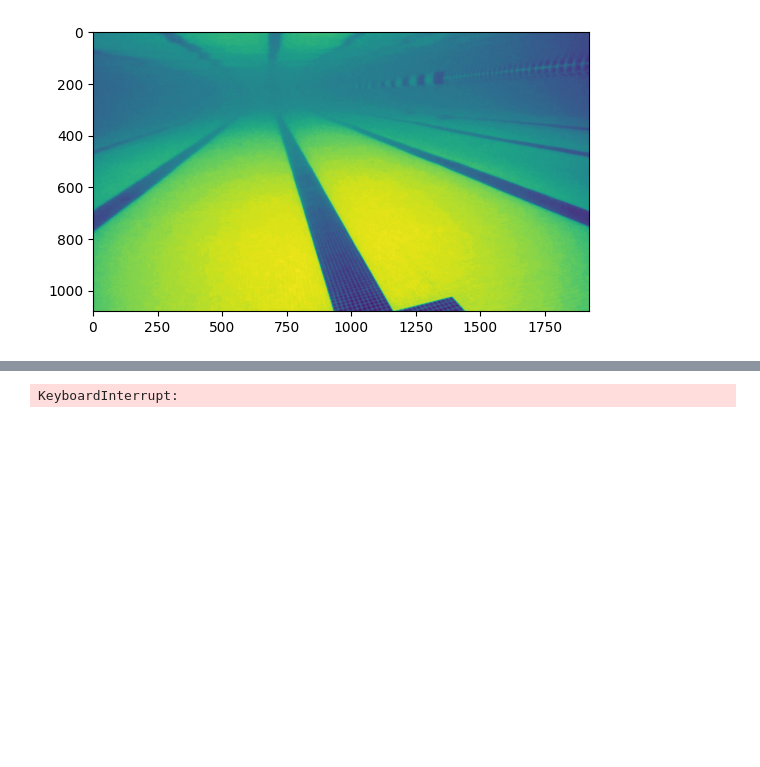
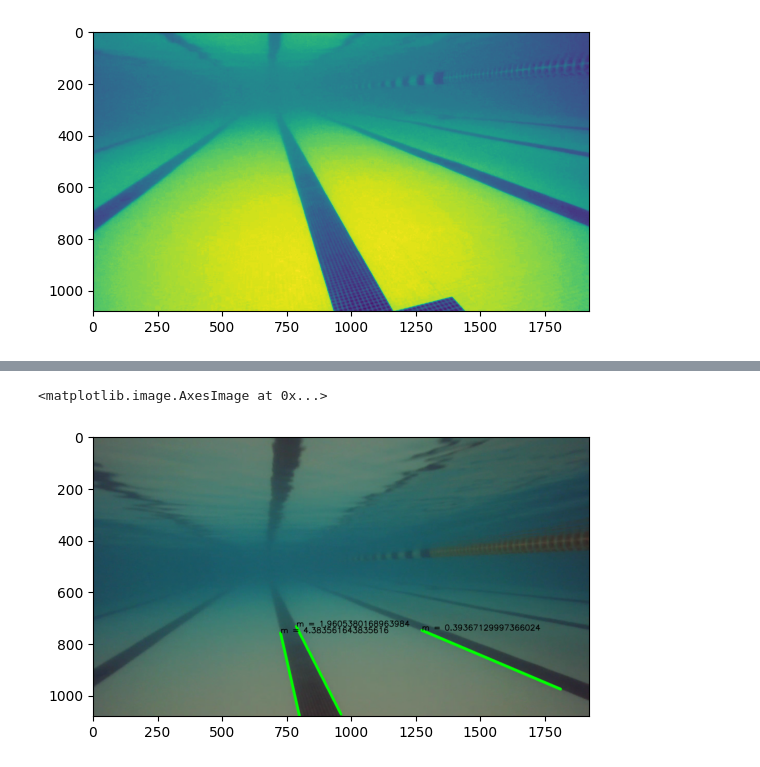
Before and after one commit to TonehavenE/cv-intro, a Jupyter notebook: test.ipynb, the cells around one changed output, grey strips where cells are left out. Saved outputs shown, nothing was run; the diff lists cells and outputs as text; code cells hidden in the pictures; blank space fills up the shorter version.

```diff
--- a/test.ipynb
+++ b/test.ipynb
@@ -201,40 +90,38 @@ plt.imshow(cv2.cvtColor(img, cv2.COLOR_BGR2RGB))
 # %%
-def detect_lanes(img):
+def detect_lanes(img, t1, t2):
     gray = cv2.cvtColor(img, cv2.COLOR_BGR2GRAY) # convert to grayscale
-    edges = cv2.Canny(gray, 100, 60, apertureSize=3) # detect edges
+    edges = cv2.Canny(gray, t1, t2, apertureSize=3) # detect edges
     lines = cv2.HoughLinesP(
                     edges,
                     1,
                     np.pi/180,
                     100,
-                    minLineLength=100,
+                    minLineLength=300,
                     maxLineGap=30,
             ) # detect lines
 
-    while len(lines) > 6:
-        lines = filter_lines(lines)
+    lines = merge_colinear_lines(lines)
 
     for line in lines:
-        # (x1, y1, x2, y2) = (line[2], line[3], line[4], line[5])
-        x1, y1, x2, y2 = line[0]
+        x1, y1, x2, y2 = line[0][0]
+        line_slope = line[1]
         cv2.line(img, (x1, y1), (x2, y2), (0, 255, 0), 10)
-        # line_slope = line[0]
-        line_slope = get_slope(line)
         cv2.putText(img, f"m = {line_slope}", (x1, y1), cv2.FONT_HERSHEY_SIMPLEX, 1, (0,0,0), 2)
 
     return cv2.cvtColor(img, cv2.COLOR_BGR2RGB)
 # %%
 cap = cv2.VideoCapture('AUV_Vid.mkv')
-fourcc = cv2.VideoWriter_fourcc(*'XVID')
-out = cv2.VideoWriter('output.avi', fourcc, 20.0, (640, 480))
+# fourcc = cv2.VideoWriter_fourcc(*'XVID')
+# out = cv2.VideoWriter('output.avi', fourcc, 20.0, (640, 480))
 
-# plt.imshow(detect_lanes(cv2.imread("rov_pool.jpg")))
-# ret, frame = cap.read()
-# plt.imshow(detect_lanes(frame))
-while cap.isOpened():
-    ret, frame = cap.read()
-    plt.imshow(frame)
-    out.write(detect_lanes(frame))
-    plt.imshow(detect_lanes(frame))
+# plt.imshow(detect_lanes(cv2.imread("rov_pool.jpg"), 50, 50))
+ret, frame = cap.read()
+plt.imshow(detect_lanes(frame, 50, 50))
+# while cap.isOpened():
+    # ret, frame = cap.read()
+    # plt.imshow(frame)
+    # out.write(detect_lanes(frame, 50, 50))
+    # plt.imshow(detect_lanes(frame))
 # %% [output]
-KeyboardInterrupt:
+<matplotlib.image.AxesImage at 0x...>
+[figure, added]
```
Also changed, not shown: parts of 15 cells of this notebook.
